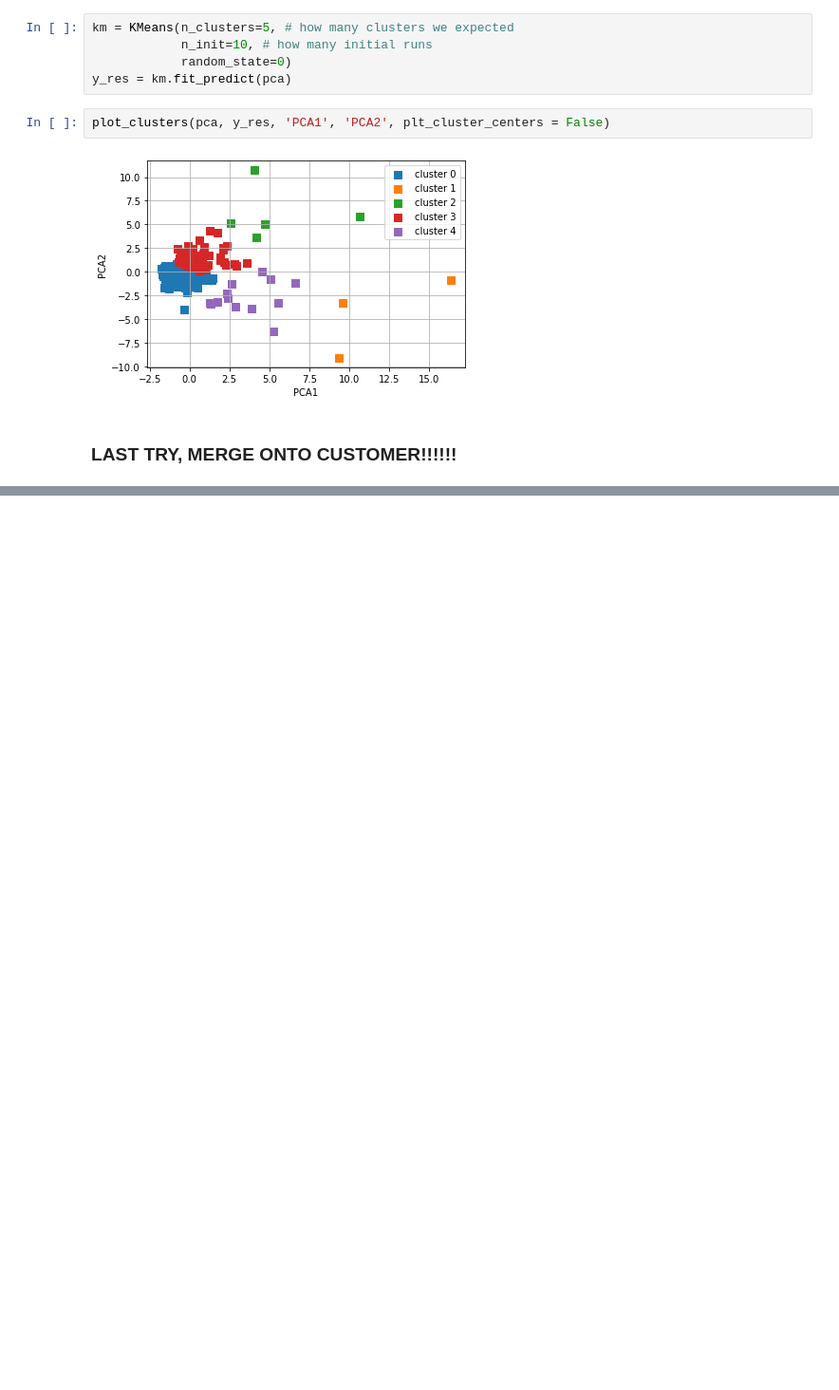
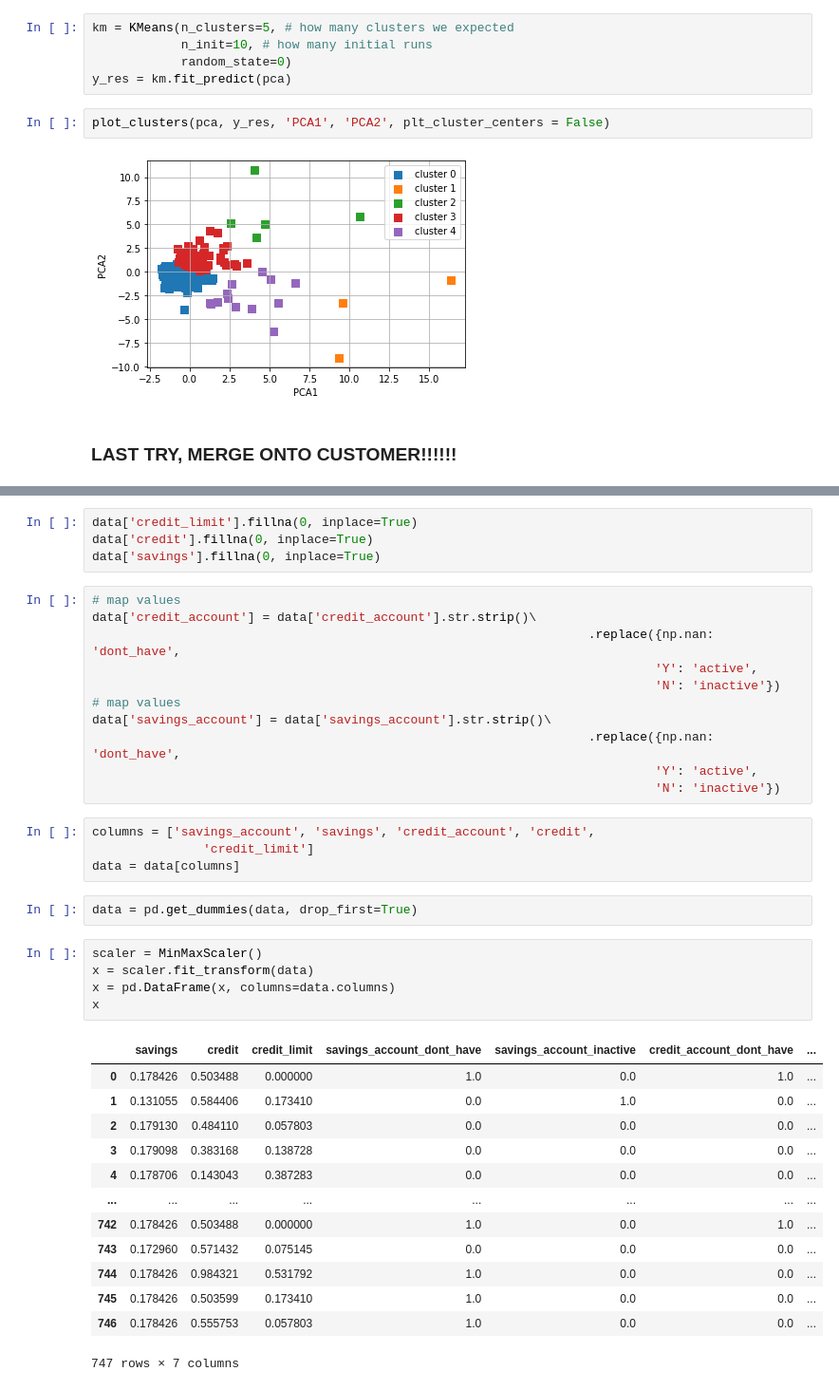
Before and after one commit to emre-bolcakan/miniproject-III, a Jupyter notebook: mini-project-III.ipynb, the cells around one changed output, grey strips where cells are left out. Shown at 95% size. Drawn from its saved outputs; the diff is of its cells as text; blank space fills up the shorter version.

```diff
--- a/mini-project-III.ipynb
+++ b/mini-project-III.ipynb
@@ -995,0 +1005,40 @@ plot_clusters(pca, y_res, 'PCA1', 'PCA2', plt_cluster_centers = False)
+# %%
+data['credit_limit'].fillna(0, inplace=True)
+data['credit'].fillna(0, inplace=True)
+data['savings'].fillna(0, inplace=True)
+# %%
+# map values
+data['credit_account'] = data['credit_account'].str.strip()\
+                                                                   .replace({np.nan: 'dont_have',
+                                                                            'Y': 'active',
+                                                                            'N': 'inactive'})
+# map values
+data['savings_account'] = data['savings_account'].str.strip()\
+                                                                   .replace({np.nan: 'dont_have',
+                                                                            'Y': 'active',
+                                                                            'N': 'inactive'})
+# %%
+columns = ['savings_account', 'savings', 'credit_account', 'credit',
+               'credit_limit']
+data = data[columns]
+# %%
+data = pd.get_dummies(data, drop_first=True)
+# %%
+scaler = MinMaxScaler()
+x = scaler.fit_transform(data)
+x = pd.DataFrame(x, columns=data.columns)
+x
+# %% [output]
+|  | savings | credit | credit_limit | savings_account_dont_have | savings_account_inactive | credit_account_dont_have | ... |
+| 0 | 0.178426 | 0.503488 | 0.000000 | 1.0 | 0.0 | 1.0 | ... |
+| 1 | 0.131055 | 0.584406 | 0.173410 | 0.0 | 1.0 | 0.0 | ... |
+| 2 | 0.179130 | 0.484110 | 0.057803 | 0.0 | 0.0 | 0.0 | ... |
+| 3 | 0.179098 | 0.383168 | 0.138728 | 0.0 | 0.0 | 0.0 | ... |
+| 4 | 0.178706 | 0.143043 | 0.387283 | 0.0 | 0.0 | 0.0 | ... |
+| ... | ... | ... | ... | ... | ... | ... | ... |
+| 742 | 0.178426 | 0.503488 | 0.000000 | 1.0 | 0.0 | 1.0 | ... |
+| 743 | 0.172960 | 0.571432 | 0.075145 | 0.0 | 0.0 | 0.0 | ... |
+| 744 | 0.178426 | 0.984321 | 0.531792 | 1.0 | 0.0 | 0.0 | ... |
+| 745 | 0.178426 | 0.503599 | 0.173410 | 1.0 | 0.0 | 0.0 | ... |
+| 746 | 0.178426 | 0.555753 | 0.057803 | 1.0 | 0.0 | 0.0 | ... |
+747 rows × 7 columns
```
Also changed, not shown: parts of 17 cells of this notebook.
